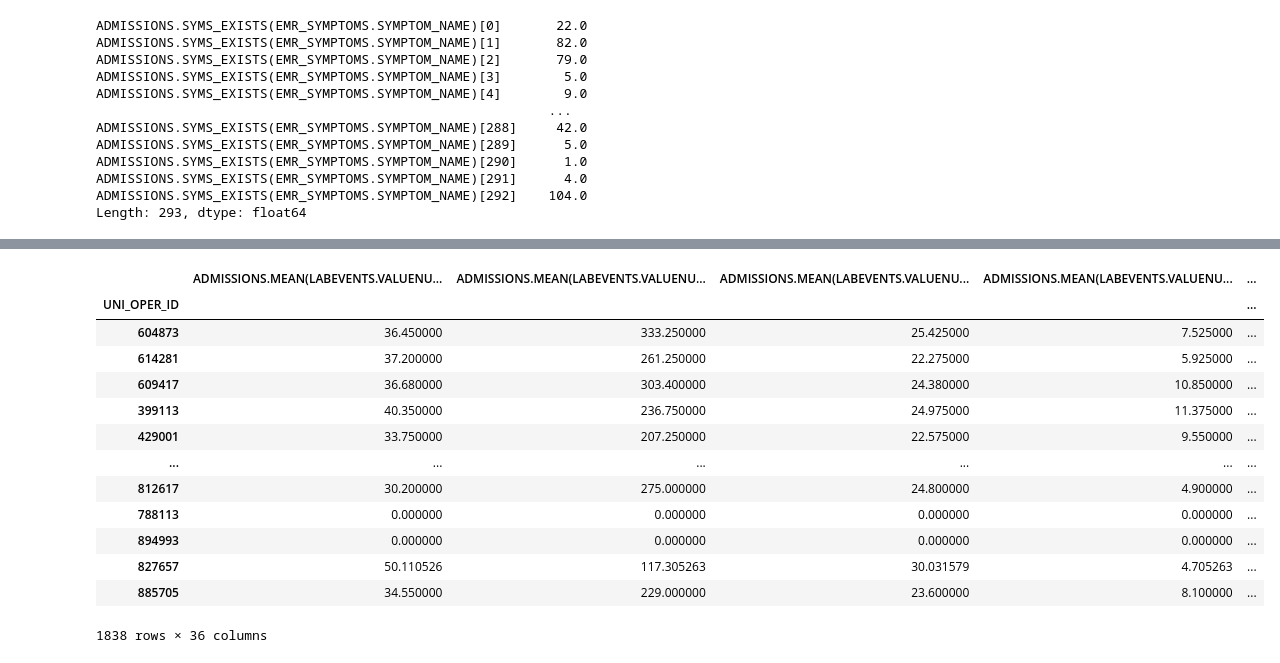
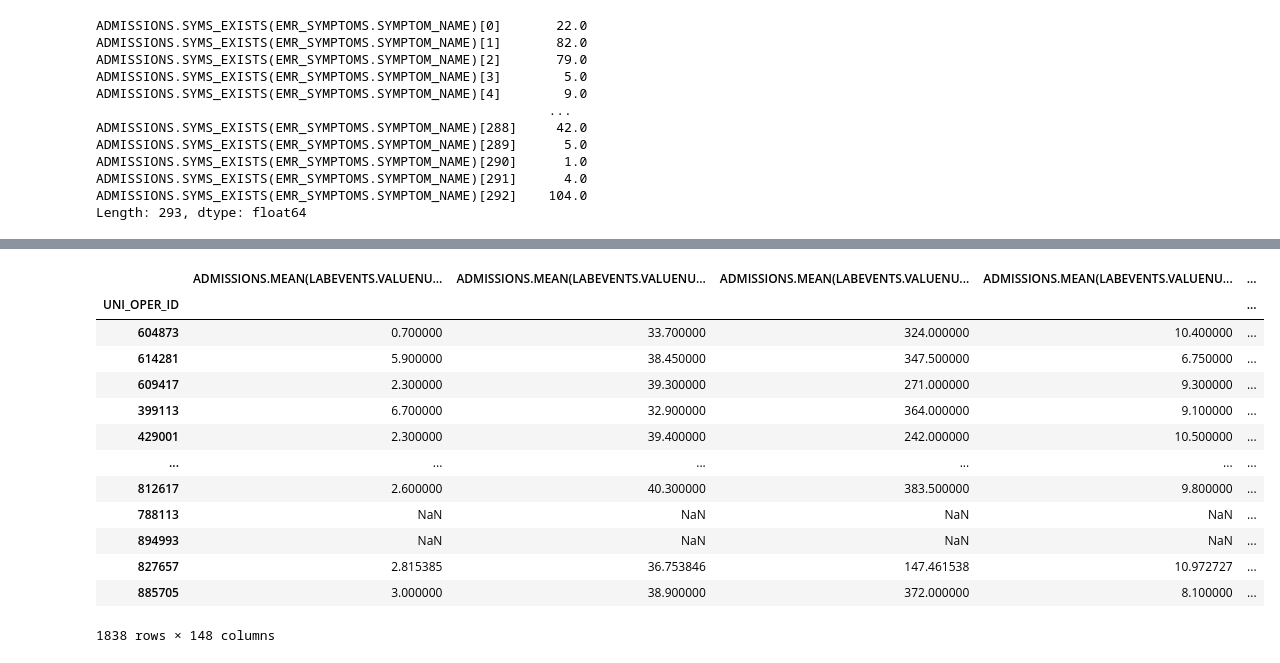
Before and after one commit to sibyl-dev/VBridge, a Jupyter notebook: notebooks/data_vis.ipynb, the cells around one changed output, grey strips where cells are left out. Saved outputs shown, nothing was run; the diff lists cells and outputs as text; code cells hidden in the pictures.

```diff
--- a/notebooks/data_vis.ipynb
+++ b/notebooks/data_vis.ipynb
@@ -356,13 +388,12 @@ Most common medications:
 # %%
 # select frequent lab test items, 18 among 821
 lab_count = es['LABEVENTS'].df['ITEMID'].value_counts()
-lab_test_items = lab_count[lab_count > 40000].index
+lab_test_items = lab_count[lab_count >= 5000].index
+es['LABEVENTS']['ITEMID'].interesting_values = lab_test_items
 
 chart_event_items = es['CHARTEVENTS'].df['ITEMID'].unique()
 es['CHARTEVENTS']['ITEMID'].interesting_values = chart_event_items
 
-es['LABEVENTS']['ITEMID'].interesting_values = lab_test_items
-
 # add last time indexes
 es.add_last_time_indexes()
 # %%
@@ -374,11 +405,11 @@ label_times = es['SURGERY_INFO'].df[['UNI_OPER_ID', 'SURGERY_END_TIME']]
 label_times.columns = ['instance_id', 'time']
 
 
-feature_matrix, features_list = ft.dfs(entityset=es,
+lab_events_matrix, lab_events_list = ft.dfs(entityset=es,
                                        target_entity=target_entity,
                                        #agg_primitives=['mean', 'std', 'trend'],
                                        #trans_primitives=[],
-                                       where_primitives=['mean', 'std', 'trend', 'mode'],
+                                       where_primitives=['mean', 'std', 'trend'],
                                        allowed_paths=[['SURGERY_INFO', 'ADMISSIONS'],
                                                       ['SURGERY_INFO', 'ADMISSIONS', 'LABEVENTS'],
                                                       ['SURGERY_INFO', 'ADMISSIONS', 'LABEVENTS', 'D_LABITEMS']],
@@ -388,5 +419,5 @@ feature_matrix, features_list = ft.dfs(entityset=es,
                                        verbose=True,
                                       )
 
-feature_matrix = feature_matrix.fillna(0)
+#lab_events_matrix = lab_events_matrix.fillna(0)
 # %% [output]
@@ -436,27 +467,27 @@ feature_matrix
 # %%
-lab_event_matrix = feature_matrix.copy()
-lab_event_matrix_backup = feature_matrix.copy()
+lab_event_matrix = lab_events_matrix.copy()
+lab_event_matrix_backup = lab_events_matrix.copy()
 
 for column in lab_event_matrix:
     if not "LABEVENTS.VALUENUM WHERE ITEMID" in column:
         lab_event_matrix.drop(column, inplace=True, axis="columns")
 
 lab_event_matrix
 # %% [output]
 |  | ADMISSIONS.MEAN(LABEVENTS.VALUENU... | ADMISSIONS.MEAN(LABEVENTS.VALUENU... | ADMISSIONS.MEAN(LABEVENTS.VALUENU... | ADMISSIONS.MEAN(LABEVENTS.VALUENU... | ... |
 | UNI_OPER_ID |  |  |  |  | ... |
-| 604873 | 36.450000 | 333.250000 | 25.425000 | 7.525000 | ... |
-| 614281 | 37.200000 | 261.250000 | 22.275000 | 5.925000 | ... |
-| 609417 | 36.680000 | 303.400000 | 24.380000 | 10.850000 | ... |
-| 399113 | 40.350000 | 236.750000 | 24.975000 | 11.375000 | ... |
-| 429001 | 33.750000 | 207.250000 | 22.575000 | 9.550000 | ... |
+| 604873 | 0.700000 | 33.700000 | 324.000000 | 10.400000 | ... |
+| 614281 | 5.900000 | 38.450000 | 347.500000 | 6.750000 | ... |
+| 609417 | 2.300000 | 39.300000 | 271.000000 | 9.300000 | ... |
+| 399113 | 6.700000 | 32.900000 | 364.000000 | 9.100000 | ... |
+| 429001 | 2.300000 | 39.400000 | 242.000000 | 10.500000 | ... |
 | ... | ... | ... | ... | ... | ... |
-| 812617 | 30.200000 | 275.000000 | 24.800000 | 4.900000 | ... |
-| 788113 | 0.000000 | 0.000000 | 0.000000 | 0.000000 | ... |
-| 894993 | 0.000000 | 0.000000 | 0.000000 | 0.000000 | ... |
-| 827657 | 50.110526 | 117.305263 | 30.031579 | 4.705263 | ... |
-| 885705 | 34.550000 | 229.000000 | 23.600000 | 8.100000 | ... |
+| 812617 | 2.600000 | 40.300000 | 383.500000 | 9.800000 | ... |
+| 788113 | NaN | NaN | NaN | NaN | ... |
+| 894993 | NaN | NaN | NaN | NaN | ... |
+| 827657 | 2.815385 | 36.753846 | 147.461538 | 10.972727 | ... |
+| 885705 | 3.000000 | 38.900000 | 372.000000 | 8.100000 | ... |
-1838 rows × 36 columns
+1838 rows × 148 columns
 # %%
 print("NOTE: these visualizations assume a lab test type is always measured with the same unit (not yet confirmed)")
 
```
Also changed, not shown: parts of 17 cells of this notebook, 40 other files.
